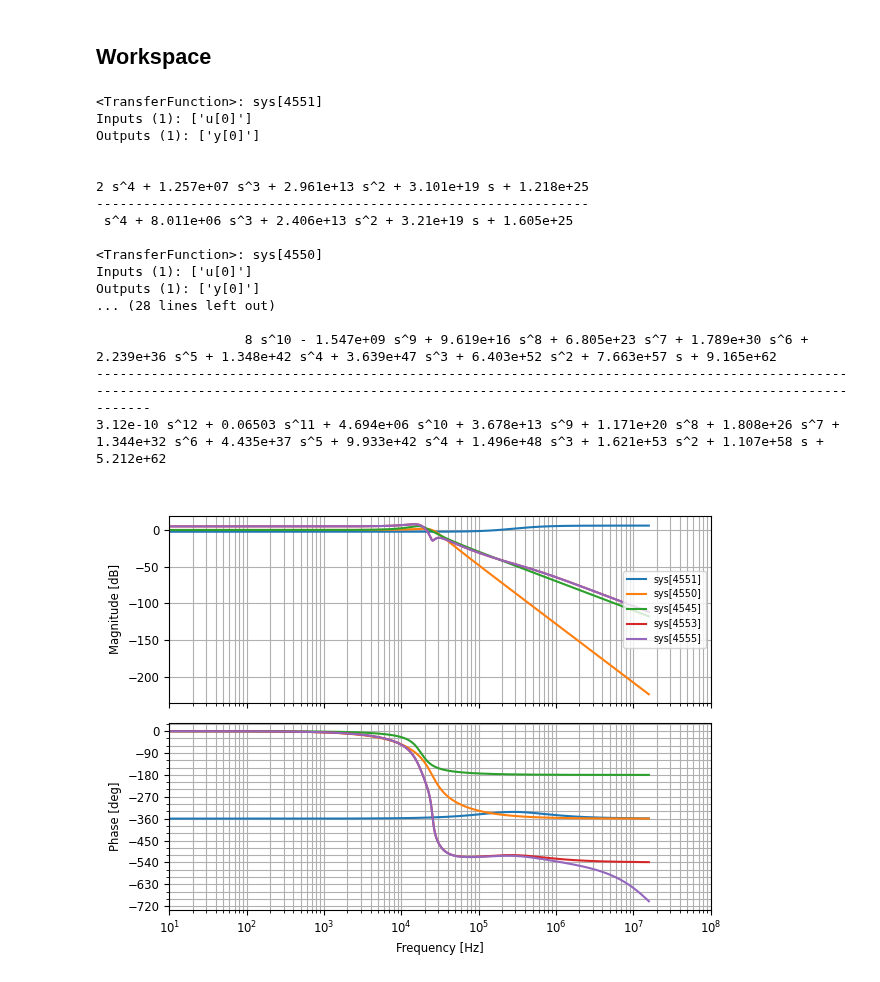
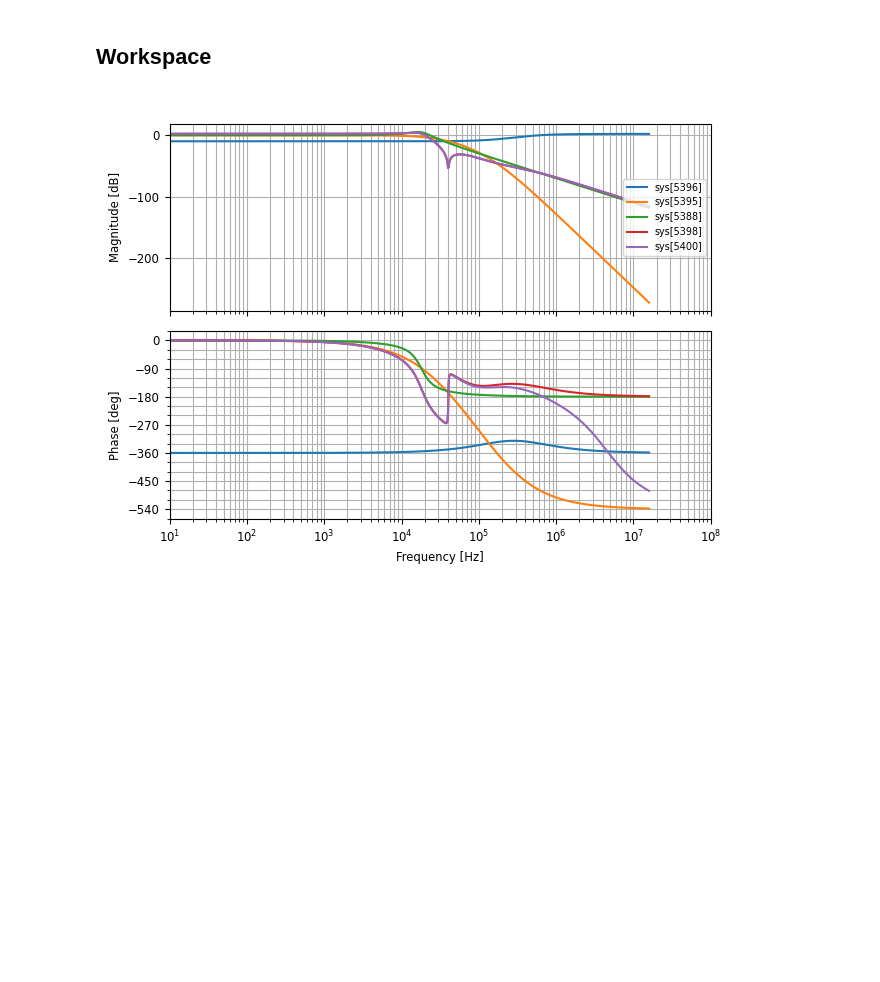
Before and after one commit to aaronlockhartdev/class-d-amp, a Jupyter notebook: loop_analysis/main.ipynb, the cells around one changed output. Drawn from its saved outputs; the diff is of its cells as text; code cells hidden in the pictures; blank space fills up the shorter version.

```diff
--- a/loop_analysis/main.ipynb
+++ b/loop_analysis/main.ipynb
@@ -274,52 +275,32 @@ def load_sapwin(filename: str) -> Callable[[],ct.TransferFunction]:
 # %%
 out = lpf(20e-6, 3.9e-6, 4)
 
 
-iff = 25e3*2*np.pi
+iff = 50e3*2*np.pi
 
 i = 1
-#for fsf, q in [(1.6060, 0.5103), (1.6913, 0.6112), (1.9071, 1.0234)]:
-#for fsf, q in [(0.3532, 0.7608), (0.7468, 2.1977), (0.9953, 8.0012)]:
-#for fsf, q in [(1.000, 0.5177), (1.000, 0.7071), (1.000, 1.9320)]:
-for fsf, q in [(1.000, 0.6180), (1.000, 1.6181)]:
+#for fsf, q in [(1.4192, 0.5219), (1.5912, 0.8055)]:
+for fsf, q in [(1.6060, 0.5103), (1.6913, 0.6112), (1.9071, 1.0234)]:
     sf = iff * fsf
     i *= ct.tf([sf**2], [1, sf*fsf/q, sf**2])
 
-compf = 10*iff
-compr = [1.2, 1.3, 1.3, 1.3]
-comp = ct.zpk([-compf-1j, -compf+1j] * 2, [-r * compf for r in compr], 2e5)
+compf = 4*iff
+compr = [2, 2]
+comp = ct.zpk([-compf-1j, -compf+1j], [-r * compf for r in compr], 1.3)
 
 fbn = out * (comp + i)
 
-delay = 30e-9
+delay = 120e-9
 
 plt.clf()
 
 plot_kwargs = {'Hz': True, 'dB': True, 'omega_limits': (10, 100e6)}
 for tf in (comp, i, out, fbn, fbn * ct.tf(*ct.pade(delay, n=2))):
-    print(tf)
     ct.bode_plot(tf, **plot_kwargs)
 
 plt.show()
 # %% [output]
-<TransferFunction>: sys[4551]
-Inputs (1): ['u[0]']
-Outputs (1): ['y[0]']
-
-
-2 s^4 + 1.257e+07 s^3 + 2.961e+13 s^2 + 3.101e+19 s + 1.218e+25
----------------------------------------------------------------
- s^4 + 8.011e+06 s^3 + 2.406e+13 s^2 + 3.21e+19 s + 1.605e+25
-
-<TransferFunction>: sys[4550]
-Inputs (1): ['u[0]']
-Outputs (1): ['y[0]']
-... (28 lines left out)
-
-                   8 s^10 - 1.547e+09 s^9 + 9.619e+16 s^8 + 6.805e+23 s^7 + 1.789e+30 s^6 + 2.239e+36 s^5 + 1.348e+42 s^4 + 3.639e+47 s^3 + 6.403e+52 s^2 + 7.663e+57 s + 9.165e+62
--------------------------------------------------------------------------------------------------------------------------------------------------------------------------------------------------------
-3.12e-10 s^12 + 0.06503 s^11 + 4.694e+06 s^10 + 3.678e+13 s^9 + 1.171e+20 s^8 + 1.808e+26 s^7 + 1.344e+32 s^6 + 4.435e+37 s^5 + 9.933e+42 s^4 + 1.496e+48 s^3 + 1.621e+53 s^2 + 1.107e+58 s + 5.212e+62
-[figure, old version]
+[figure, new version]
 # %%
 %%time
 plot(fbn, 10, 20e6, delay=delay)
```
Also changed, not shown: parts of 6 cells of this notebook, 3 other files.
